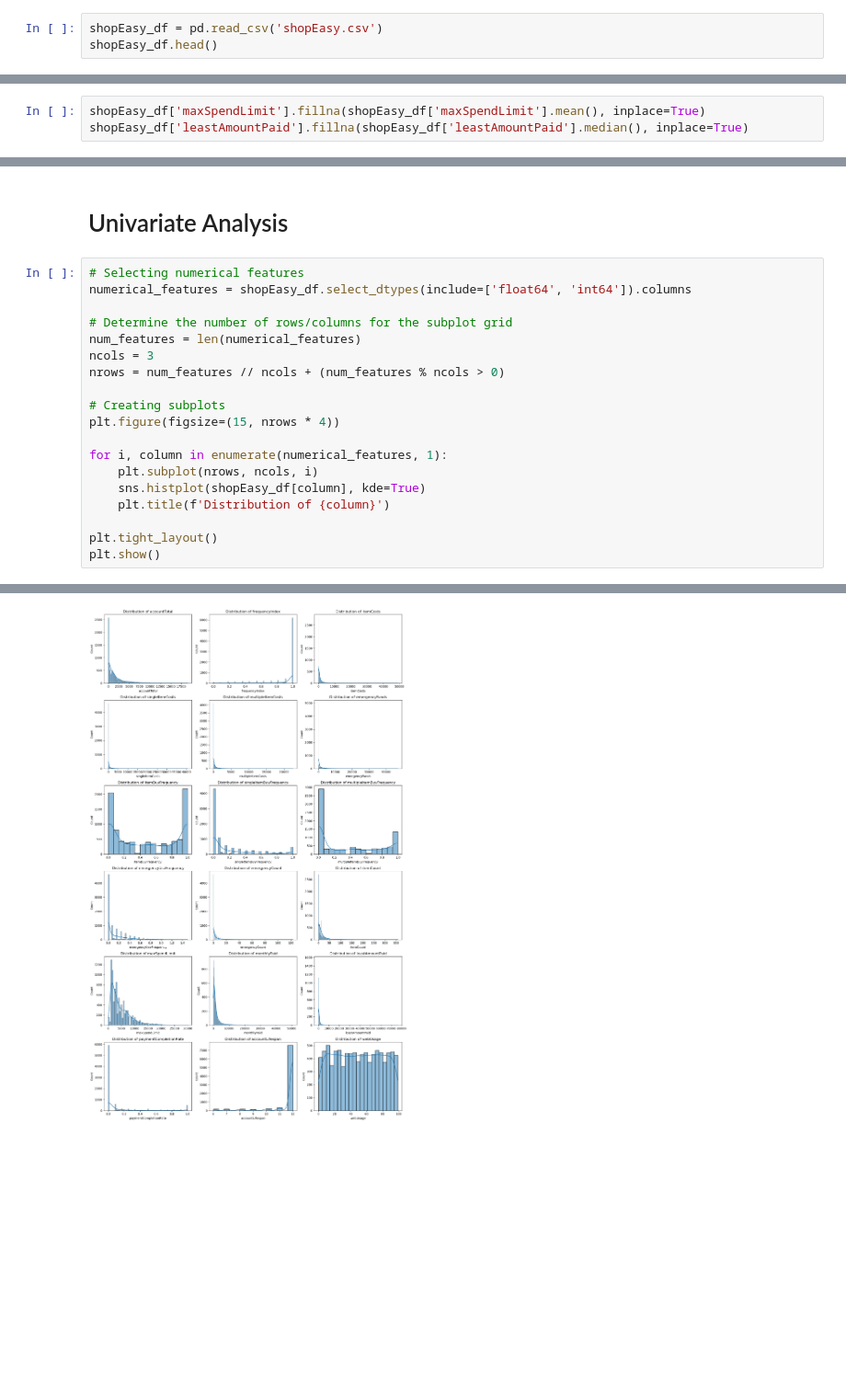
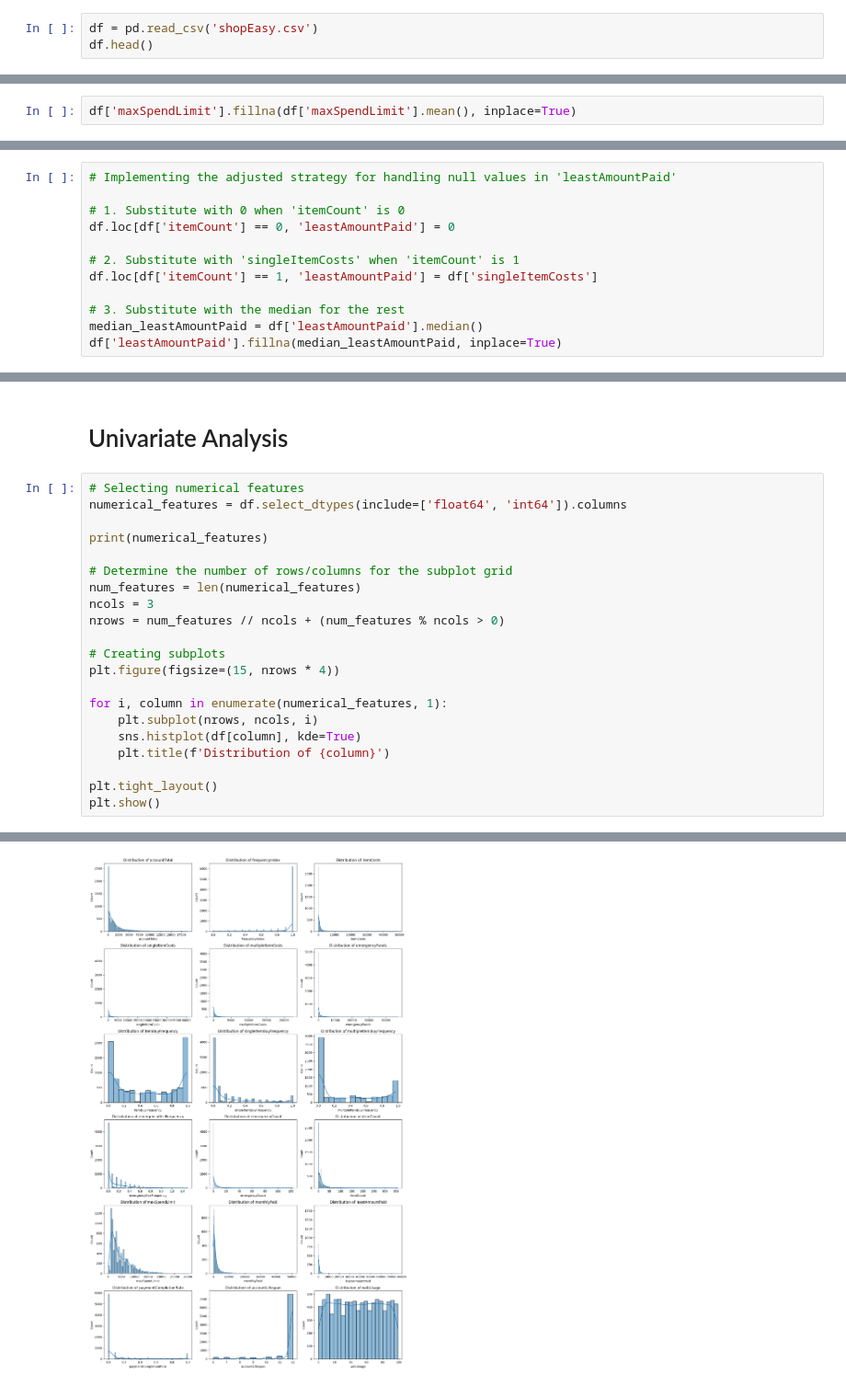
Before and after one commit to MattiaCervelli/AI-ML_project.shopEasy_283791, a Jupyter notebook: main.ipynb, the cells around one changed output, grey strips where cells are left out. Shown: that part at 92% size. Cells and saved outputs as stored; diff of their text form; blank space fills up the shorter version.

Commit message:
missing values handling

```diff
--- a/main.ipynb
+++ b/main.ipynb
@@ -4,8 +4,8 @@ import numpy as np
 import matplotlib.pyplot as plt
 import seaborn as sns
 # %%
-shopEasy_df = pd.read_csv('shopEasy.csv')
-shopEasy_df.head()
+df = pd.read_csv('shopEasy.csv')
+df.head()
 # %% [output]
 |  | personId | accountTotal | frequencyIndex | itemCosts | singleItemCosts | multipleItemCosts | emergencyFunds | ... |
 | 0 | C10573 | 1034.660626 | 0.833333 | 1308.11 | 1308.11 | 0.00 | 234.602843 | ... |
@@ -36,5 +37,4 @@ accountType                   0
 webUsage                      0
 dtype: int64
 # %%
-shopEasy_df['maxSpendLimit'].fillna(shopEasy_df['maxSpendLimit'].mean(), inplace=True)
-shopEasy_df['leastAmountPaid'].fillna(shopEasy_df['leastAmountPaid'].median(), inplace=True)
+df['maxSpendLimit'].fillna(df['maxSpendLimit'].mean(), inplace=True)
@@ -40,0 +56,12 @@ shopEasy_df['leastAmountPaid'].fillna(shopEasy_df['leastAmountPaid'].median(), i
+# %%
+# Implementing the adjusted strategy for handling null values in 'leastAmountPaid'
+
+# 1. Substitute with 0 when 'itemCount' is 0
+df.loc[df['itemCount'] == 0, 'leastAmountPaid'] = 0
+
+# 2. Substitute with 'singleItemCosts' when 'itemCount' is 1
+df.loc[df['itemCount'] == 1, 'leastAmountPaid'] = df['singleItemCosts']
+
+# 3. Substitute with the median for the rest
+median_leastAmountPaid = df['leastAmountPaid'].median()
+df['leastAmountPaid'].fillna(median_leastAmountPaid, inplace=True)
@@ -52,7 +103,9 @@ shopEasy_df.head()
 # Univariate Analysis
 # %%
 # Selecting numerical features
-numerical_features = shopEasy_df.select_dtypes(include=['float64', 'int64']).columns
+numerical_features = df.select_dtypes(include=['float64', 'int64']).columns
+
+print(numerical_features)
 
 # Determine the number of rows/columns for the subplot grid
 num_features = len(numerical_features)
@@ -64,7 +117,7 @@ plt.figure(figsize=(15, nrows * 4))
 
 for i, column in enumerate(numerical_features, 1):
     plt.subplot(nrows, ncols, i)
-    sns.histplot(shopEasy_df[column], kde=True)
+    sns.histplot(df[column], kde=True)
     plt.title(f'Distribution of {column}')
 
 plt.tight_layout()
@@ -73,4 +133,4 @@ plt.show()
-[figure, old version]
+[figure, new version]
 # %%
 categorical_features = ['location', 'accountType']  # Specify the categorical features you want to plot
 
```
Also changed, not shown: parts of 8 cells of this notebook.
